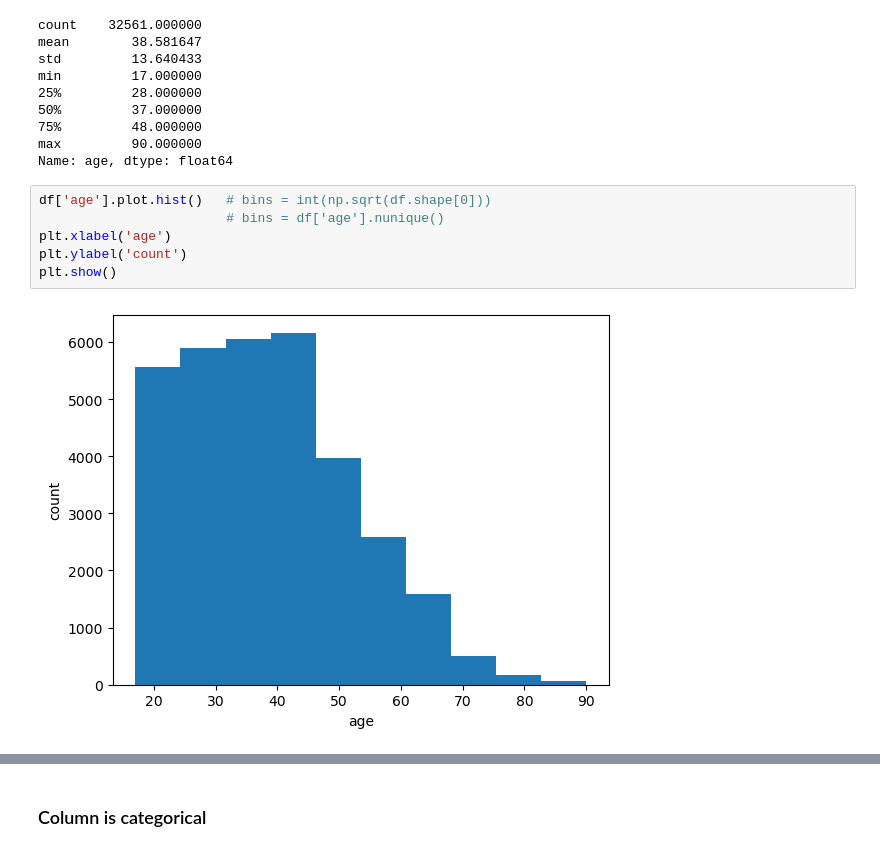
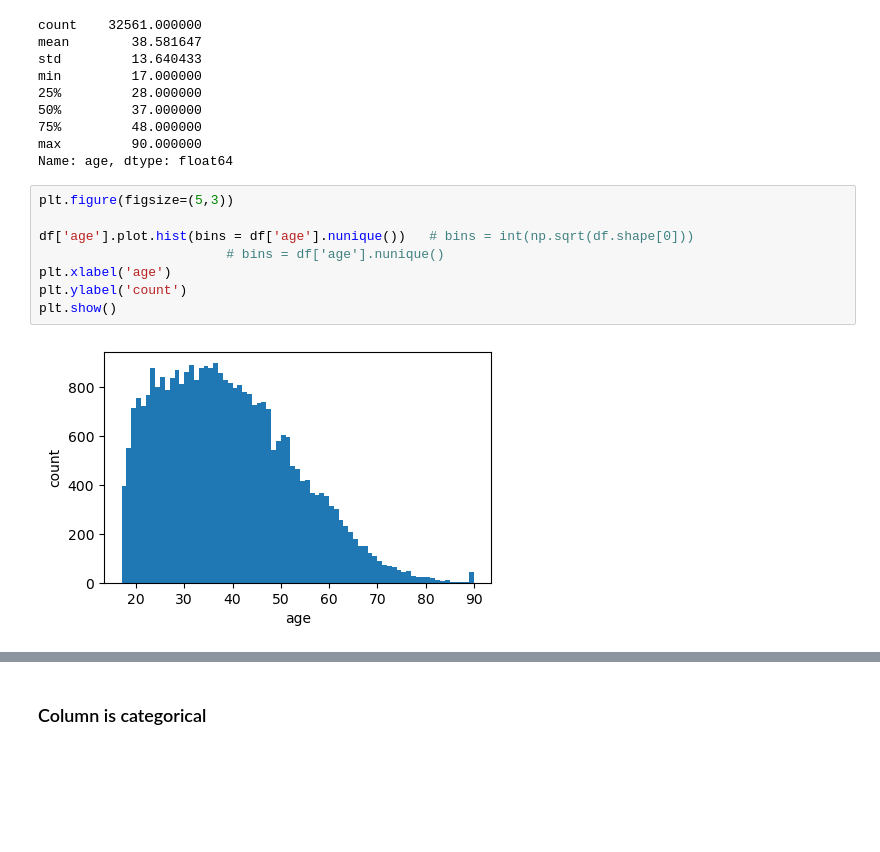
Before and after one commit to BrownDSI/DATA1030-Fall2022, a Jupyter notebook: week2 - EDA/EDA_p2.ipynb, the cells around one changed output, grey strips where cells are left out. Drawn from its saved outputs; the diff is of its cells as text; blank space fills up the shorter version.

```diff
--- a/week2 - EDA/EDA_p2.ipynb
+++ b/week2 - EDA/EDA_p2.ipynb
@@ -107,11 +107,13 @@ min         17.000000
 max         90.000000
 Name: age, dtype: float64
 # %%
-df['age'].plot.hist()   # bins = int(np.sqrt(df.shape[0]))
+plt.figure(figsize=(5,3))
+
+df['age'].plot.hist(bins = df['age'].nunique())   # bins = int(np.sqrt(df.shape[0]))
                         # bins = df['age'].nunique()
 plt.xlabel('age')
 plt.ylabel('count')
 plt.show()
 # %% [output]
-[figure, old version]
+[figure, new version]
 # %%
```
Also changed, not shown: parts of 11 cells of this notebook, 13 other files.
